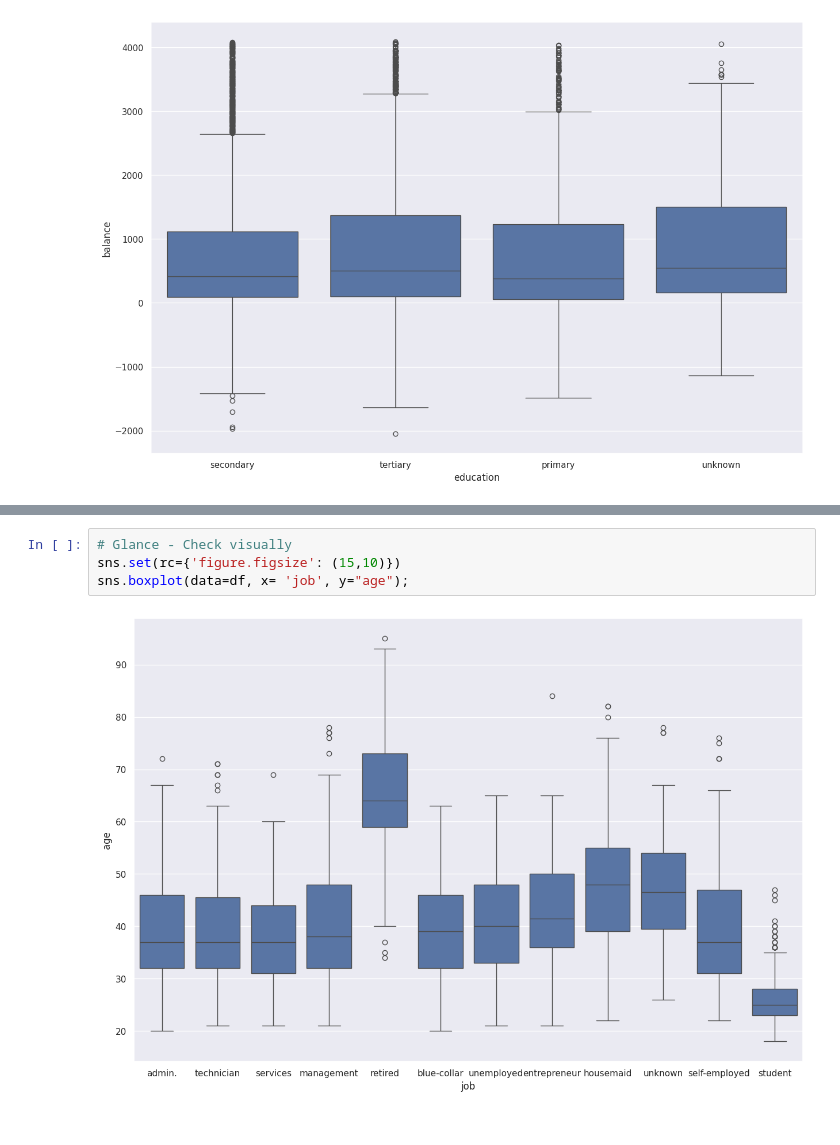
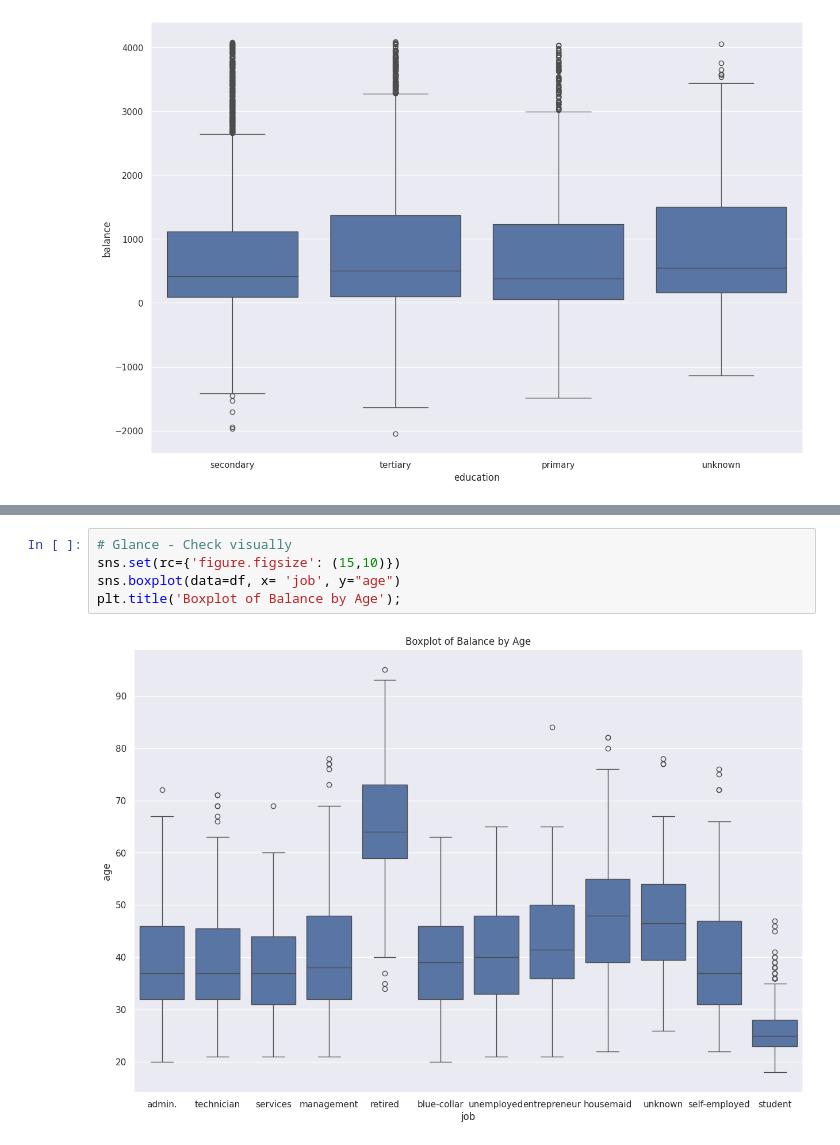
Before and after one commit to tomasmckenna91/Case-Study-Bank-Marketing-Dataset, a Jupyter notebook: EDA_Notebook.ipynb, the cells around one changed output, grey strips where cells are left out. Saved outputs shown, nothing was run; the diff lists cells and outputs as text.

```diff
--- a/EDA_Notebook.ipynb
+++ b/EDA_Notebook.ipynb
@@ -186,6 +203,7 @@ sns.boxplot(data=filtered_df, x= 'job', y="balance");
 # %%
 # Glance - Check visually
 sns.set(rc={'figure.figsize': (15,10)})
-sns.boxplot(data=df, x= 'job', y="age");
+sns.boxplot(data=df, x= 'job', y="age")
+plt.title('Boxplot of Balance by Age');
 # %% [output]
-[figure, old version]
+[figure, new version]
```
Also changed, not shown: parts of 14 cells of this notebook.
